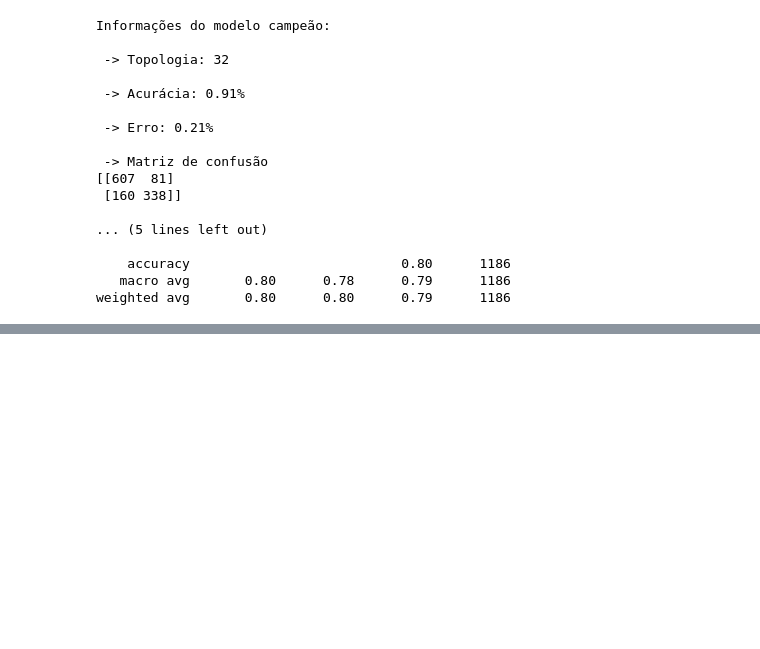
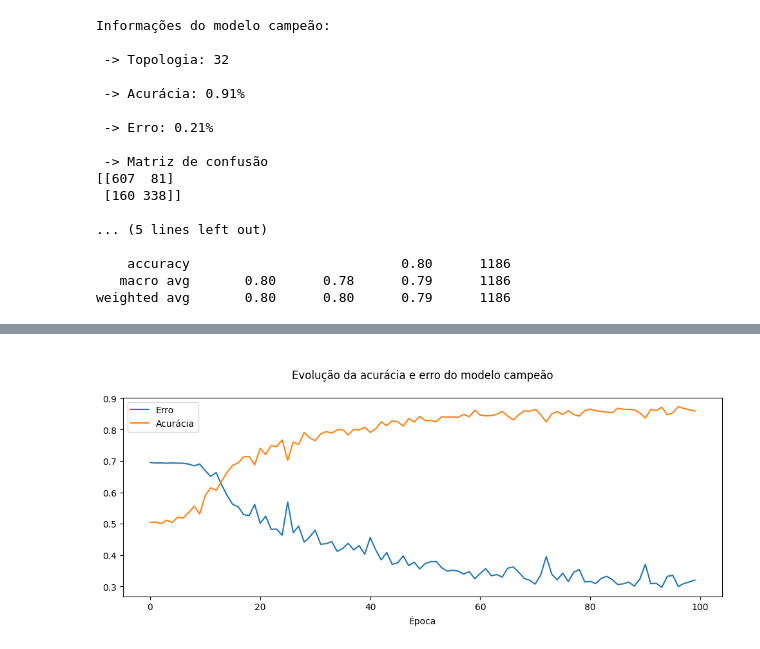
Before and after one commit to leonardosantosrocha/fiap-deep-learning, a Jupyter notebook: main.ipynb, the cells around one changed output, grey strips where cells are left out. Saved outputs shown, nothing was run; the diff lists cells and outputs as text; code cells hidden in the pictures; blank space fills up the shorter version.

```diff
--- a/main.ipynb
+++ b/main.ipynb
@@ -708,0 +959,23 @@ Como apresentado acima, a 32° topologia (3x LSTM com 64 neurônios + 3x Dropout
+# %%
+grid_petr4 = [[1,16], [1,32], [1,64], [2,16], [2,32], [2,64], [3,16], [3,32], [3,64]]
+grid_size_petr4 = len(grid_petr4)
+# %%
+# Inicializa variáveis auxiliares
+network_index_petr4 = 0
+
+# Instancia o modelo
+lstm_petr4 = CL()
+
+# Percorre o grid de treinos
+for i in range(grid_size_petr4):
+    # Percorre a lista de normalizações de treino
+    for x_i_train_petr4, x_i_test_petr4 in zip(x_list_train_petr4, x_list_test_petr4):
+        # Apresenta a topologia da i-ésima rede neural
+        print(f"\nTopologia: {network_index_petr4}\n -> {grid_petr4[i][0]}x LSTM com {grid_petr4[i][1]} neurônios\n -> {grid_petr4[i][0]}x Dropout com rate de {round(0.1 * grid_petr4[i][0], 2)}\n -> 1x Densa\n -> Normalização: {x_i_train_petr4[0]}")
+        # Constrói, compila e treina a topologia da i-ésima rede neural
+        lstm_petr4.build_model(c_layers_number=grid_petr4[i][0], c_units_number=grid_petr4[i][1], c_dropout_rate=0.1, c_input_shape=(16, 1))
+        lstm_petr4.compile_model(c_optimizer="adam", c_loss="binary_crossentropy", c_metrics=["accuracy"])
+        lstm_petr4.fit_model(c_x=x_i_train_petr4[1], c_y=y_train_petr4, c_test_size=0.3, c_random_state=42, c_epochs_number=100, c_batches_number=64, c_verbose=0)
+        lstm_petr4.evaluate_model()
+        lstm_petr4.predict_model(c_x=x_i_test_petr4[1])
+        network_index_petr4 += 1
@@ -708,0 +1000,24 @@ Como apresentado acima, a 32° topologia (3x LSTM com 64 neurônios + 3x Dropout
+# %%
+# Inicializa variáveis auxiliares
+champion_index_petr4 = 0
+current_loss_petr4 = float("+inf")
+current_accuracy_petr4 = float("-inf")
+
+# Realiza a atualização para apresentar a arquitetura mais performática
+for i_petr4 in range(len(lstm_petr4.c_model_scores_train)):
+    if lstm_petr4.c_model_scores_train[i_petr4][0] < current_loss_petr4:
+        current_loss_petr4 = round(lstm_petr4.c_model_scores_train[i_petr4][0], 2)
+        champion_index_petr4 = i_petr4
+    if lstm_petr4.c_model_scores_train[i_petr4][1] > current_accuracy_petr4:
+        current_accuracy_petr4 = round(lstm_petr4.c_model_scores_train[i_petr4][1], 2)
+        champion_index_petr4 = i_petr4
+# %%
+plt.figure(figsize=(12, 4))
+plt.plot(lstm_petr4.c_model_statistics_train[champion_index_petr4][1])
+plt.plot(lstm_petr4.c_model_statistics_train[champion_index_petr4][0])
+plt.title("\nEvolução da acurácia e erro do modelo campeão\n")
+plt.xlabel("Época")
+plt.legend(["Erro", "Acurácia"], loc="upper left")
+plt.show()
+# %% [output]
+[figure, added]
```
Also changed, not shown: parts of 35 cells of this notebook.
